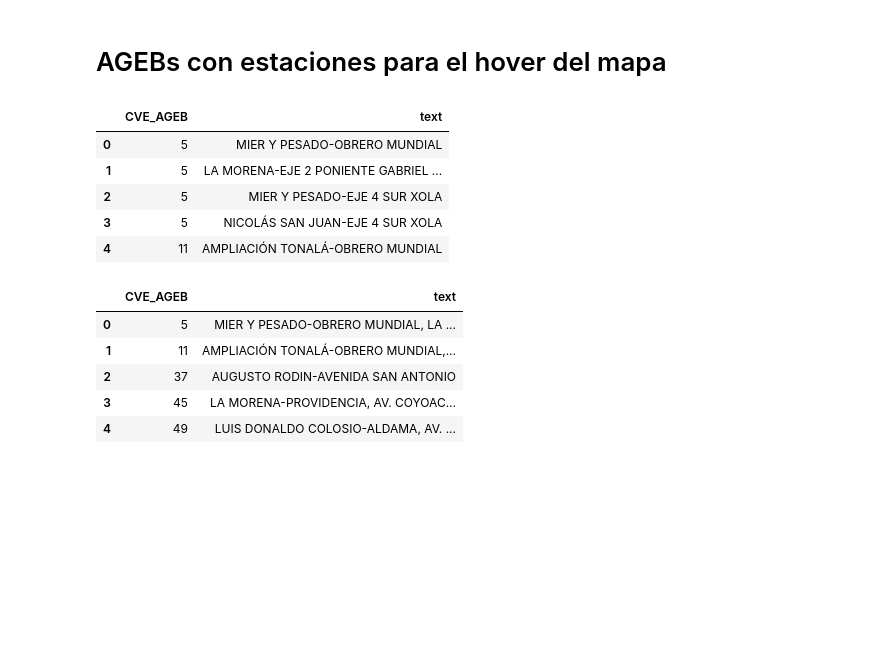
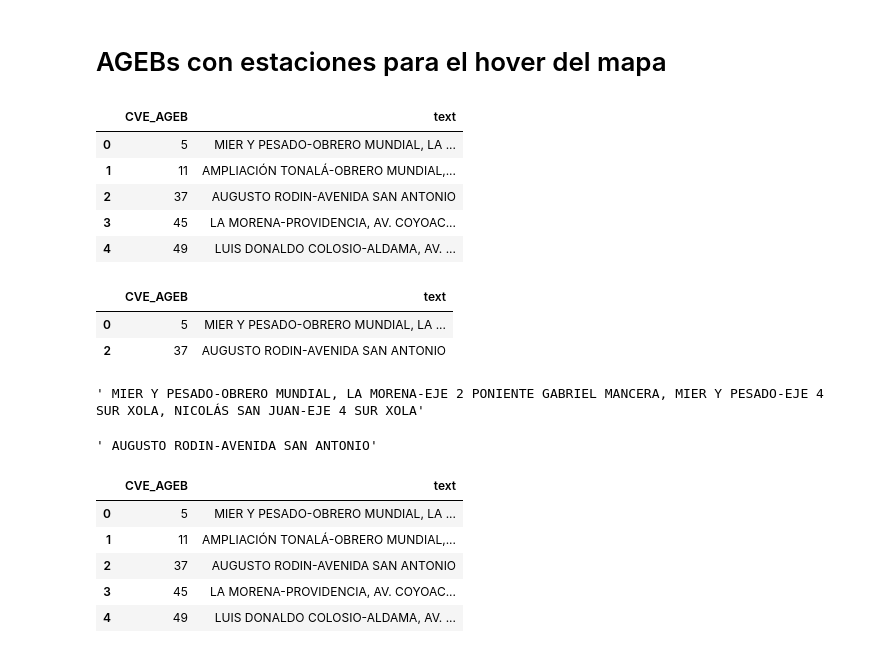
Before and after one commit to paupradel/ecobici_viz, a Jupyter notebook: graphs_build/ageb_colonia_cp.ipynb, the cells around one changed output. Saved outputs shown, nothing was run; the diff lists cells and outputs as text; code cells hidden in the pictures; blank space fills up the shorter version.

Commit message:
ageb de inicio y final arriba del mapa

```diff
--- a/graphs_build/ageb_colonia_cp.ipynb
+++ b/graphs_build/ageb_colonia_cp.ipynb
@@ -42,12 +42,16 @@ df_1.head()
 df_1.to_csv('estaciones-agebs.csv', index=False)
 # %% [markdown]
 # AGEBs con estaciones para el hover del mapa
+# %%
+df_1 = pd.read_csv('estaciones_en_agebs.csv')
 # %%
 df_1.head()
 # %% [output]
 |  | CVE_AGEB | text |
-| 0 | 5 | MIER Y PESADO-OBRERO MUNDIAL |
-| 1 | 5 | LA MORENA-EJE 2 PONIENTE GABRIEL ... |
-| 2 | 5 | MIER Y PESADO-EJE 4 SUR XOLA |
-| 3 | 5 | NICOLÁS SAN JUAN-EJE 4 SUR XOLA |
-| 4 | 11 | AMPLIACIÓN TONALÁ-OBRERO MUNDIAL |
+| 0 | 5 | MIER Y PESADO-OBRERO MUNDIAL, LA ... |
+| 1 | 11 | AMPLIACIÓN TONALÁ-OBRERO MUNDIAL,... |
+| 2 | 37 | AUGUSTO RODIN-AVENIDA SAN ANTONIO |
+| 3 | 45 | LA MORENA-PROVIDENCIA, AV. COYOAC... |
+| 4 | 49 | LUIS DONALDO COLOSIO-ALDAMA, AV. ... |
+# %%
+df_1 = df_1.loc[df_1['CVE_AGEB'].isin([5,37])]
@@ -54,3 +62,17 @@ df_1.head()
+# %%
+df_1.head()
+# %% [output]
+|  | CVE_AGEB | text |
+| 0 | 5 | MIER Y PESADO-OBRERO MUNDIAL, LA ... |
+| 2 | 37 | AUGUSTO RODIN-AVENIDA SAN ANTONIO |
+# %%
+estaciones_primer_ageb
+# %% [output]
+' MIER Y PESADO-OBRERO MUNDIAL, LA MORENA-EJE 2 PONIENTE GABRIEL MANCERA, MIER Y PESADO-EJE 4 SUR XOLA, NICOLÁS SAN JUAN-EJE 4 SUR XOLA'
+# %%
+estaciones_segundo_ageb
+# %% [output]
+' AUGUSTO RODIN-AVENIDA SAN ANTONIO'
 # %%
 df_1['text'] = df_1[['CVE_AGEB','text']].groupby(['CVE_AGEB'])['text'].transform(lambda x: ','.join(x))
 # %%
```
Also changed, not shown: parts of 2 cells of this notebook, 2 other files.
